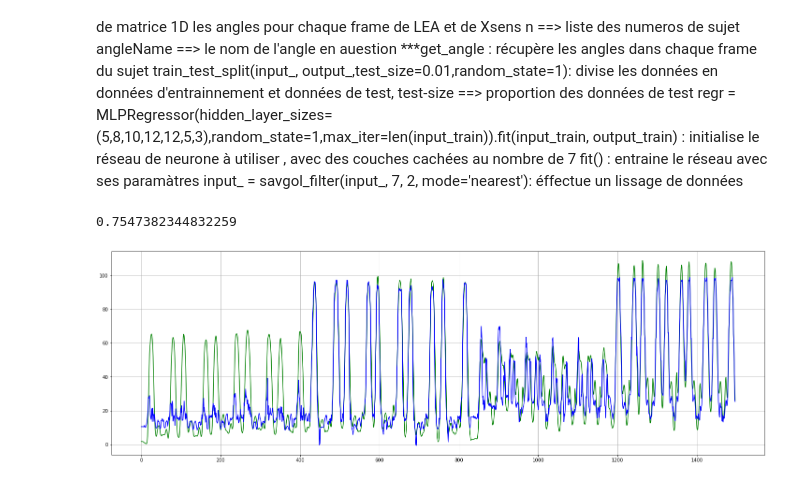
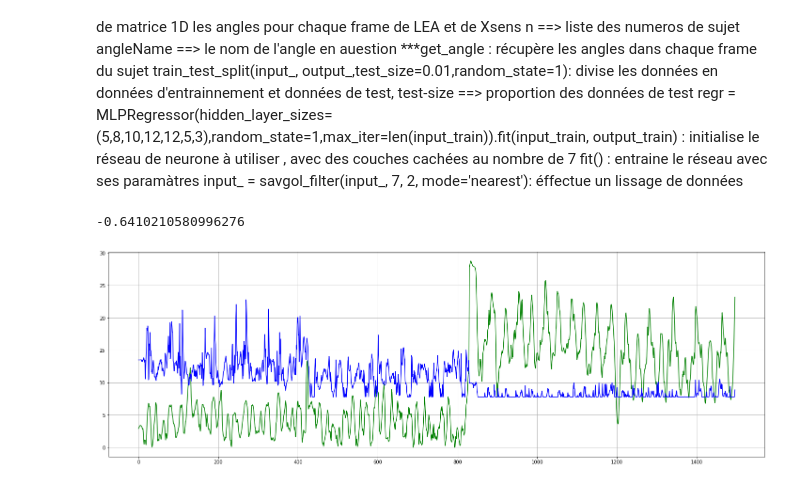
Before and after one commit to HrJessica/LEA-DS, a Jupyter notebook: dataPipeline/RNA/rn_dos.ipynb, the cells around one changed output. Drawn from its saved outputs; the diff is of its cells as text; code cells hidden in the pictures.

```diff
--- a/dataPipeline/RNA/rn_dos.ipynb
+++ b/dataPipeline/RNA/rn_dos.ipynb
@@ -42,7 +42,7 @@ def recup_data(n,angleName):
         datas.append(get_angle(angleName,d))
         data_xsens.append(pickle_data(i,angleName))
     datas = sum(datas , [])
-    datas = [elmt*-1 for elmt in datas]
+    #datas = [elmt*-1 for elmt in datas]
     data_xsens = sum(data_xsens,[])
     #dans le cas ou xsens et LEA n'ont pas le même nombre de frame
     if(len(datas) > len(data_xsens)):
@@ -54,7 +54,7 @@ def recup_data(n,angleName):
     input_ = np.array(datas)
     output_ = np.array(data_xsens)
     return input_,output_
-input_,output_ = recup_data(n,'Ft')
+input_,output_ = recup_data(n,'Rt')
 #lissage par Savitzky-Golay ou savgol
 np.set_printoptions(precision=2)
 input_ = savgol_filter(input_, 7, 2, mode='nearest')
@@ -64,13 +64,13 @@ input_ = input_.reshape(-1,1)
 input_train, input_test, output_train, output_test = train_test_split(input_, output_,test_size=0.2,random_state=1)
 regr = MLPRegressor(hidden_layer_sizes=(5,18,20,10,20,18,5,3),solver='lbfgs', max_iter=len(input_train)*10)
 score_train= 0
-while(score_train<0.86):
+while(score_train<0.3):
     regr = regr.fit(input_train, output_train)
     #output_pred = regr.predict(input_test)
     score_train = regr.score(input_test, output_test)
     print(score_train)
 
 #save model
-filename = 'model_dos.pkl'
+filename = 'model_dos_Rn.pkl'
 pickle.dump(regr, open(filename, 'wb'))
 # %% [output]
@@ -142,34 +142,34 @@ def recup_data(n,angleName):
         data_xsens.append(pickle_data(i,angleName))
     datas = sum(datas , [])
     datas = [elmt*-1 for elmt in datas]
     data_xsens = sum(data_xsens,[])
     #dans le cas ou xsens et LEA n'ont pas le même nombre de frame
     if(len(datas) > len(data_xsens)):
         diff = len(datas)-len(data_xsens)
         j = 1
         while j<= diff:
             del datas[len(data_xsens)-1+j]
             j = j+1
     input_ = np.array(datas)
     output_ = np.array(data_xsens)
     return input_,output_
 
 n_test = ['14','22']
-X,y = recup_data(n_test,'Ft')
+X,y = recup_data(n_test,'Rt')
 
 X = X.reshape(-1,1)
 #charger le model
-filename = 'model_dos.pkl'
+filename = 'model_dos_Rn.pkl'
 model = pickle.load(open(filename, 'rb'))
 y_pred = model.predict(X)
 score_test = model.score(X, y)
 print(score_test)
 
 fig , ax = plt.subplots(nrows=1, figsize=(25, 8))
 ax.plot(range(len(y)),y,color = 'green')
 ax.plot(range(len(y_pred)),y_pred,color = 'blue')
 ax.grid()
 plt.show()
 # %% [output]
-0.7547382344832259
+-0.6410210580996276
-[figure, old version]
+[figure, new version]
```
Also changed, not shown: parts of 1 cell of this notebook, 7 other files.
